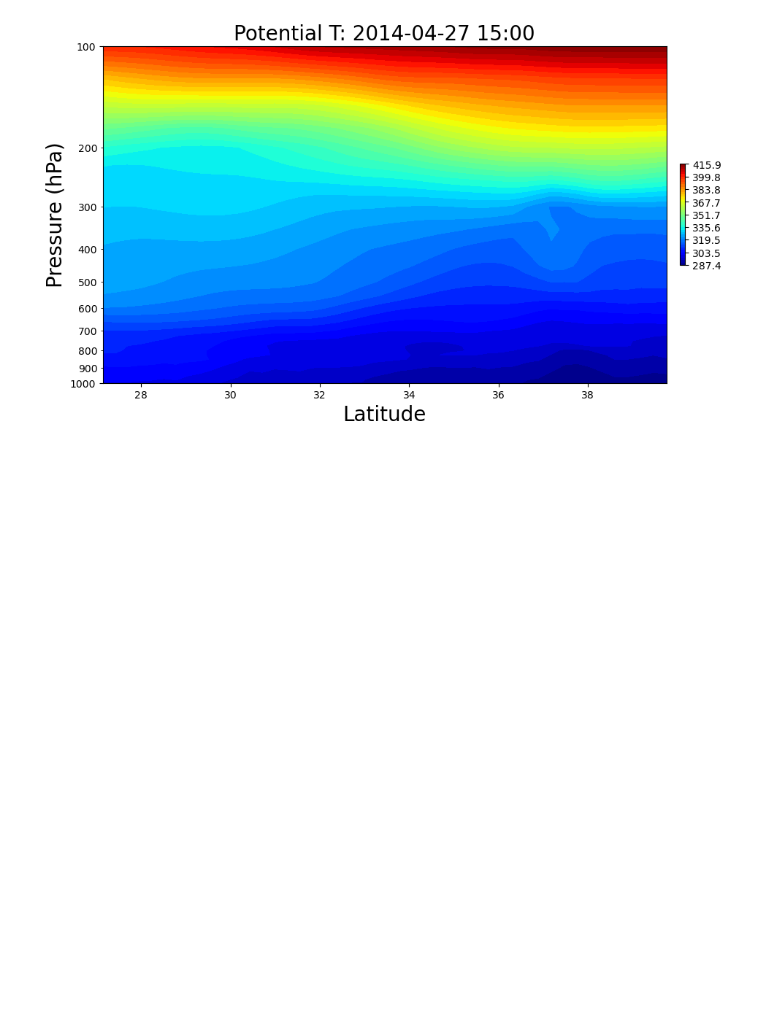
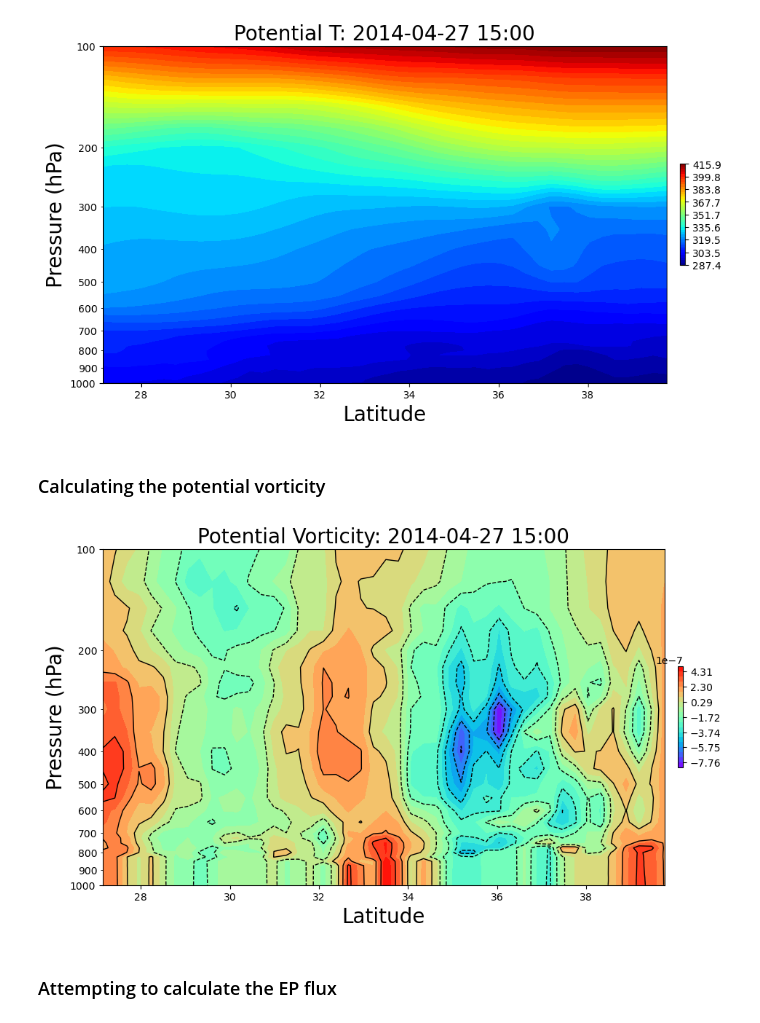
Before and after one commit to jesseturner/Dust_Plumes, a Jupyter notebook: MeridionalCrossSection.ipynb, the cells around one changed output. Saved outputs shown, nothing was run; the diff lists cells and outputs as text; code cells hidden in the pictures; blank space fills up the shorter version.

Commit message:
Attempting PV and EP flux figures

```diff
--- a/MeridionalCrossSection.ipynb
+++ b/MeridionalCrossSection.ipynb
@@ -110,3 +110,46 @@ plt.gca().invert_yaxis()
 plt.gca().yaxis.set_major_formatter(ScalarFormatter(useMathText=False))
 # %% [output]
 [figure]
+# %% [markdown]
+### Calculating the potential vorticity
+# %%
+dt = datetime(2014, 4, 27, 15, 0, 0, 0)
+x=5908266.0
+y=slice(2000000, 3500000)
+
+u_ds_sel = u_ds.sel(time=dt, x=x, y=y)
+v_ds_sel = v_ds.sel(time=dt, x=x, y=y)
+# %%
+phi = u_ds_sel.uwnd.lat.values #latitudes
+omega = 7.3e-5 #rad s-1
+
+f = omega * np.sin(phi)
+# %%
+du_dy = u_ds_sel['uwnd'].differentiate(coord='y')
+#dv_dx = v_ds_sel['vwnd'].differentiate(coord='x')
+# %%
+#--- Attempting PV with only du/dy
+
+q = (du_dy + f)/PT
+# %%
+fig,ax=plt.subplots(1, figsize=(12,6))
+ax.set_yscale('log')
+ax.yaxis.set_minor_formatter(mticker.ScalarFormatter())
+cmap = plt.cm.rainbow
+levels = np.linspace(np.min(q), np.max(q), 21)
+line_levels  = np.linspace(np.min(q), np.max(q), 11)
+
+pv=ax.contourf(u_ds_sel.lat, u_ds_sel.level, q, cmap=cmap, levels=levels)
+l=ax.contour(u_ds_sel.lat, u_ds_sel.level, q, levels=line_levels, colors='black', linewidths=1)
+clb=plt.colorbar(pv, shrink=0.3, pad=0.02, ax=ax)
+
+formatted_dt = dt.strftime('%Y-%m-%d %H:%M')
+ax.set_title('Potential Vorticity: '+formatted_dt, size=20)
+ax.set_xlabel('Latitude', size=20)
+ax.set_ylabel('Pressure (hPa)', size=20)
+plt.gca().invert_yaxis()
+plt.gca().yaxis.set_major_formatter(ScalarFormatter(useMathText=False))
+# %% [output]
+[figure, added]
+# %% [markdown]
+### Attempting to calculate the EP flux
```
Also changed, not shown: parts of 5 cells of this notebook, 1 other file.
